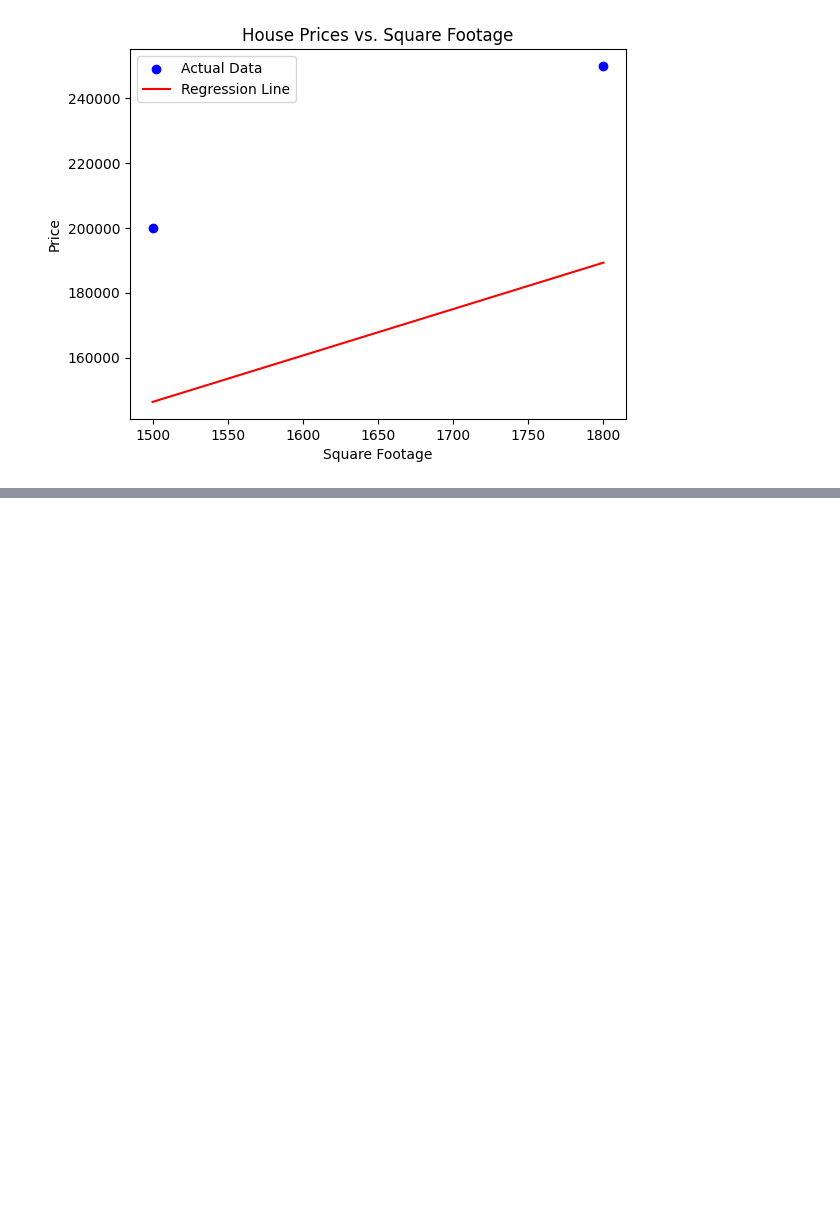
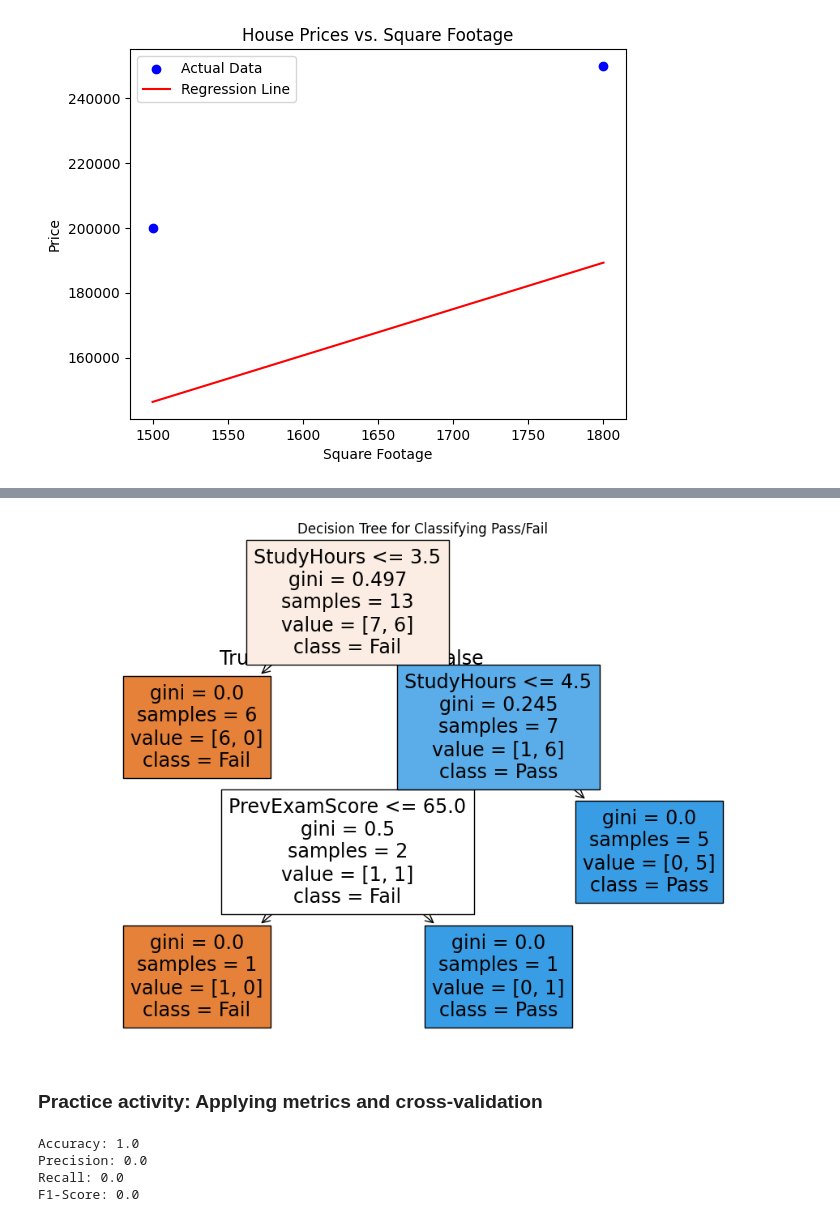
Before and after one commit to saidplayer/AIML, a Jupyter notebook: AI ML Algorithms and Techniques/Codes/M1.ipynb, the cells around one changed output, grey strips where cells are left out. Cells and saved outputs as stored; diff of their text form; code cells hidden in the pictures; blank space fills up the shorter version.

```diff
--- a/AI ML Algorithms and Techniques/Codes/M1.ipynb
+++ b/AI ML Algorithms and Techniques/Codes/M1.ipynb
@@ -92,0 +389,10 @@ plt.show()
+# %%
+# Features (X) and Target (y)
+X = df[['StudyHours', 'PrevExamScore']]  # Features
+y = df['Pass']  # Target variable (0 = Fail, 1 = Pass)
+
+# Split data into 80% training and 20% testing
+X_train, X_test, y_train, y_test = train_test_split(X, y, test_size=0.2)
+
+print(f"Training data: {X_train.shape}, {y_train.shape}")
+print(f"Testing data: {X_test.shape}, {y_test.shape}")
@@ -92,0 +402,13 @@ plt.show()
+# %%
+# Initialize the Logistic Regression model
+logreg_model = LogisticRegression()
+
+# Train the Logistic Regression model
+logreg_model.fit(X_train, y_train)
+
+# Make predictions using the test set
+y_pred_logreg = logreg_model.predict(X_test)
+
+# Evaluate the Logistic Regression model
+accuracy_logreg = accuracy_score(y_test, y_pred_logreg)
+print(f"Logistic Regression Accuracy: {accuracy_logreg}")
@@ -92,0 +417,13 @@ plt.show()
+# %%
+# Initialize the Decision Tree Classifier
+tree_model = DecisionTreeClassifier()
+
+# Train the Decision Tree model
+tree_model.fit(X_train, y_train)
+
+# Make predictions using the test set
+y_pred_tree = tree_model.predict(X_test)
+
+# Evaluate the Decision Tree model
+accuracy_tree = accuracy_score(y_test, y_pred_tree)
+print(f"Decision Tree Accuracy: {accuracy_tree}")
@@ -92,0 +466,10 @@ plt.show()
+# %%
+# Visualize the decision tree
+plt.figure(figsize=(12,8))
+tree.plot_tree(tree_model, feature_names=['StudyHours', 'PrevExamScore'], class_names=['Fail', 'Pass'], filled=True)
+plt.title('Decision Tree for Classifying Pass/Fail')
+plt.show()
+# %% [output]
+[figure, added]
+# %% [markdown]
+### Practice activity: Applying metrics and cross-validation
@@ -92,0 +508,14 @@ plt.show()
+# %%
+precision = precision_score(y_test, y_pred)
+recall = recall_score(y_test, y_pred)
+f1 = f1_score(y_test, y_pred)
+
+print(f'Accuracy: {accuracy}')
+print(f'Precision: {precision}')
+print(f'Recall: {recall}')
+print(f'F1-Score: {f1}')
+# %% [output]
+Accuracy: 1.0
+Precision: 0.0
+Recall: 0.0
+F1-Score: 0.0
```
Also changed, not shown: parts of 46 cells of this notebook, 1 other file.
